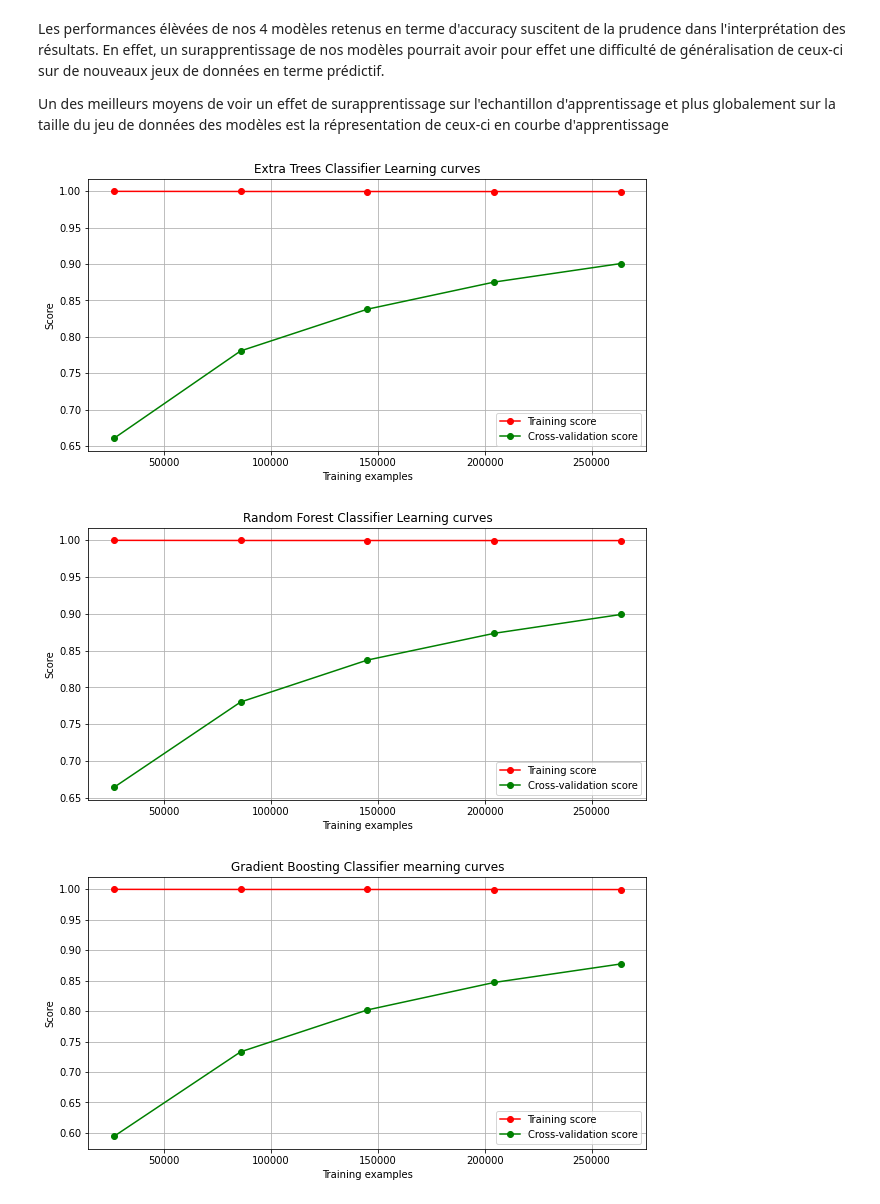
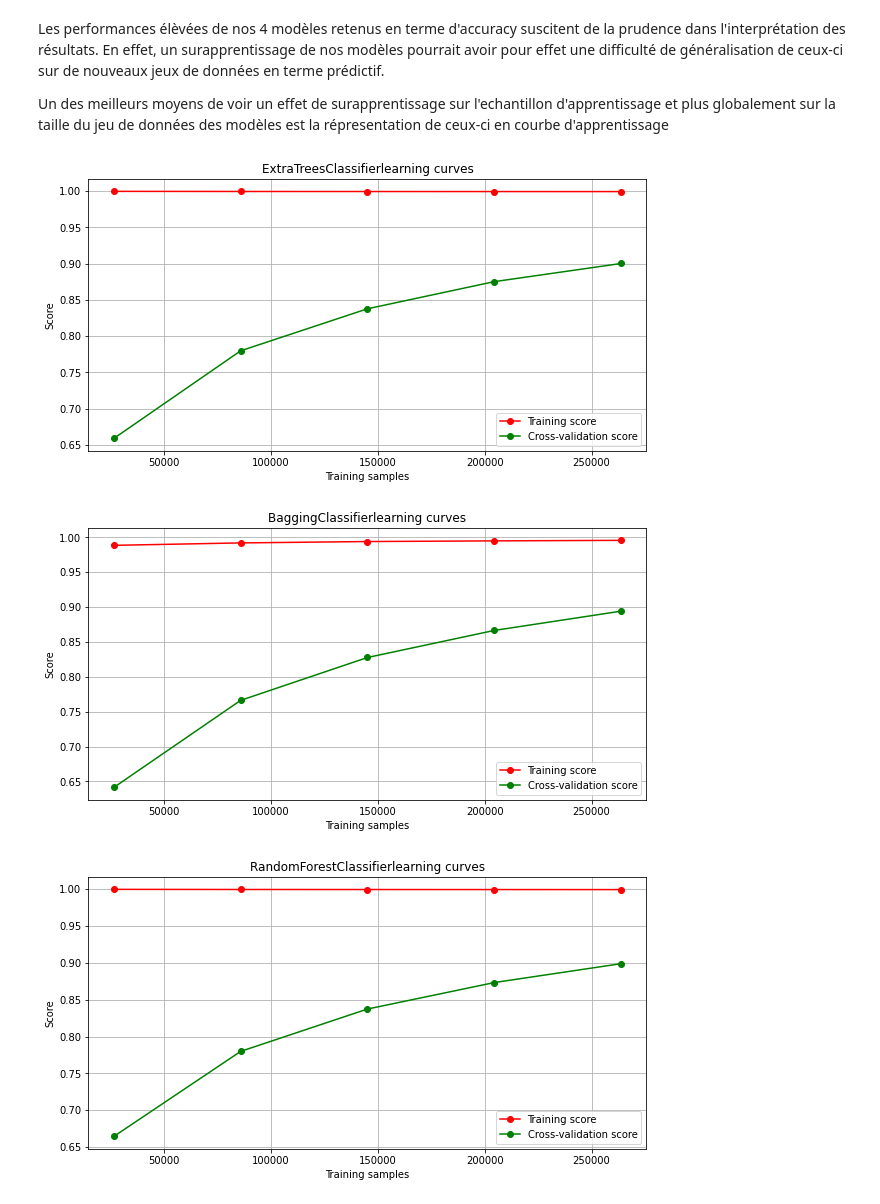
Before and after one commit to edingizulu/structural-protein-classification, a Jupyter notebook: notebooks/3_modelisation.ipynb, the cells around one changed output. Drawn from its saved outputs; the diff is of its cells as text; code cells hidden in the pictures.

Commit message:
Update learning curves

```diff
--- a/notebooks/3_modelisation.ipynb
+++ b/notebooks/3_modelisation.ipynb
@@ -194,13 +194,11 @@ Sur les 11 modèles testés, 4 se dégagent nettement avec des accuracy intéres
 Les performances élèvées de nos 4 modèles retenus en terme d'accuracy suscitent de la prudence dans l'interprétation des résultats. En effet, un surapprentissage de nos modèles pourrait avoir pour effet une difficulté de généralisation de ceux-ci sur de nouveaux jeux de données en terme prédictif.
 
 Un des meilleurs moyens de voir un effet de surapprentissage sur l'echantillon d'apprentissage et plus globalement sur la taille du jeu de données des modèles est la répresentation de ceux-ci en courbe d'apprentissage
-# %%
-kfold = StratifiedKFold(n_splits=5)
-md.plot_learning_curve(ExtraTreesClassifier(),"ExtraTreesClassifier",X_train,y_train,cv=kfold)
-md.plot_learning_curve(RandomForestClassifier(),"Random Forest Classifier Learning curves",X_train,y_train,cv=kfold)
-md.plot_learning_curve(DecisionTreeClassifier(),"DecisionTreeClassifier mearning curves",X_train,y_train,cv=kfold)
-md.plot_learning_curve(BaggingClassifier(),"Bagging Classifier Learning curves",X_train,y_train,cv=kfold)
-# %% [output]
-[figure, removed]
-[figure, removed]
-[figure, removed]
+# %%
+kfold = StratifiedKFold(n_splits=5)
+for model in models:
+    md.plot_learning_curve(model, X_train, y_train, cv=kfold)
+# %% [output]
+[figure, added]
+[figure, added]
+[figure, added]
```
Also changed, not shown: parts of 4 cells of this notebook, 1 other file.
